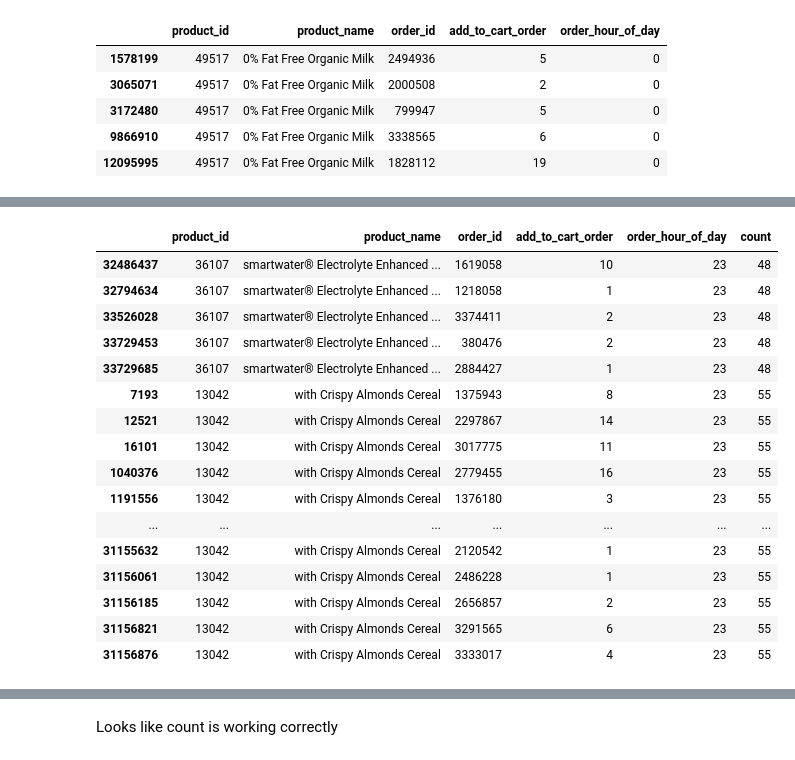
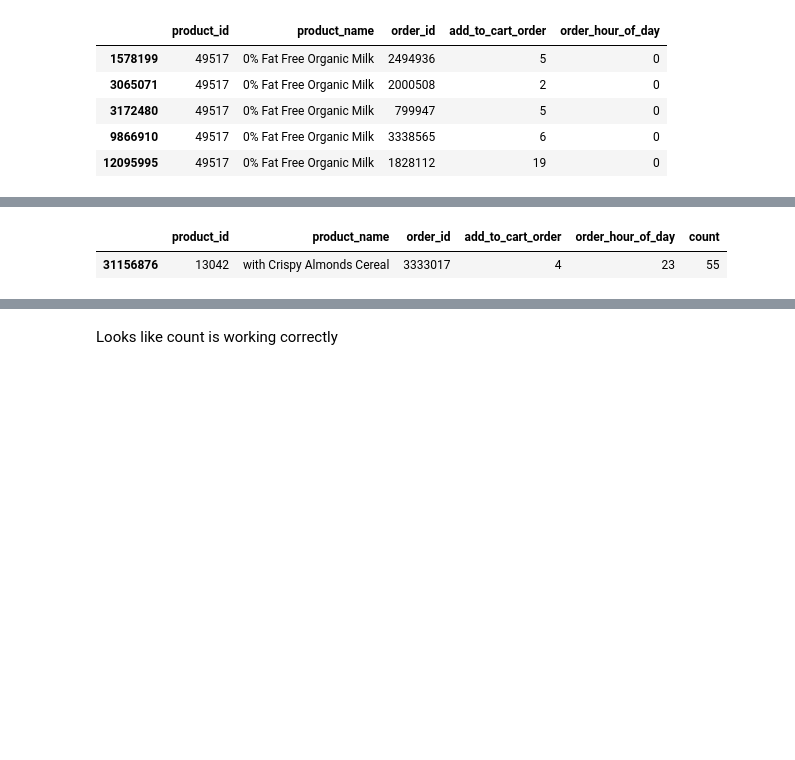
Before and after one commit to ngriggs/DS-Unit-1-Sprint-2-Data-Wrangling-and-Storytelling, a Jupyter notebook: module1-join-and-reshape-data/LS_DS_121_Join_and_Reshape_Data.ipynb, the cells around one changed output, grey strips where cells are left out. Saved outputs shown, nothing was run; the diff lists cells and outputs as text; code cells hidden in the pictures; blank space fills up the shorter version.

```diff
--- a/module1-join-and-reshape-data/LS_DS_121_Join_and_Reshape_Data.ipynb
+++ b/module1-join-and-reshape-data/LS_DS_121_Join_and_Reshape_Data.ipynb
@@ -663,21 +648,6 @@ subset.head(30)
 # %%
-subset.tail(60)
+subset.tail(1)
 # %% [output]
 |  | product_id | product_name | order_id | add_to_cart_order | order_hour_of_day | count |
-| 32486437 | 36107 | smartwater® Electrolyte Enhanced ... | 1619058 | 10 | 23 | 48 |
-| 32794634 | 36107 | smartwater® Electrolyte Enhanced ... | 1218058 | 1 | 23 | 48 |
-| 33526028 | 36107 | smartwater® Electrolyte Enhanced ... | 3374411 | 2 | 23 | 48 |
-| 33729453 | 36107 | smartwater® Electrolyte Enhanced ... | 380476 | 2 | 23 | 48 |
-| 33729685 | 36107 | smartwater® Electrolyte Enhanced ... | 2884427 | 1 | 23 | 48 |
-| 7193 | 13042 | with Crispy Almonds Cereal | 1375943 | 8 | 23 | 55 |
-| 12521 | 13042 | with Crispy Almonds Cereal | 2297867 | 14 | 23 | 55 |
-| 16101 | 13042 | with Crispy Almonds Cereal | 3017775 | 11 | 23 | 55 |
-| 1040376 | 13042 | with Crispy Almonds Cereal | 2779455 | 16 | 23 | 55 |
-| 1191556 | 13042 | with Crispy Almonds Cereal | 1376180 | 3 | 23 | 55 |
-| ... | ... | ... | ... | ... | ... | ... |
-| 31155632 | 13042 | with Crispy Almonds Cereal | 2120542 | 1 | 23 | 55 |
-| 31156061 | 13042 | with Crispy Almonds Cereal | 2486228 | 1 | 23 | 55 |
-| 31156185 | 13042 | with Crispy Almonds Cereal | 2656857 | 2 | 23 | 55 |
-| 31156821 | 13042 | with Crispy Almonds Cereal | 3291565 | 6 | 23 | 55 |
 | 31156876 | 13042 | with Crispy Almonds Cereal | 3333017 | 4 | 23 | 55 |
 # %%
```
Also changed, not shown: parts of 12 cells of this notebook.
